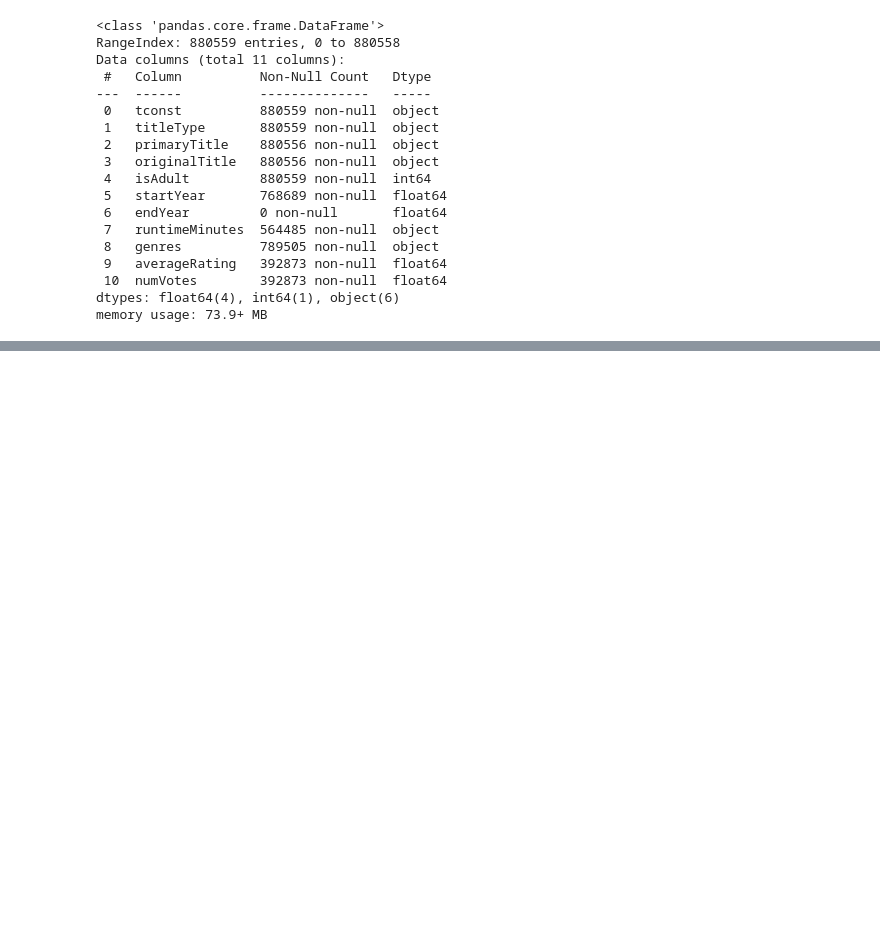
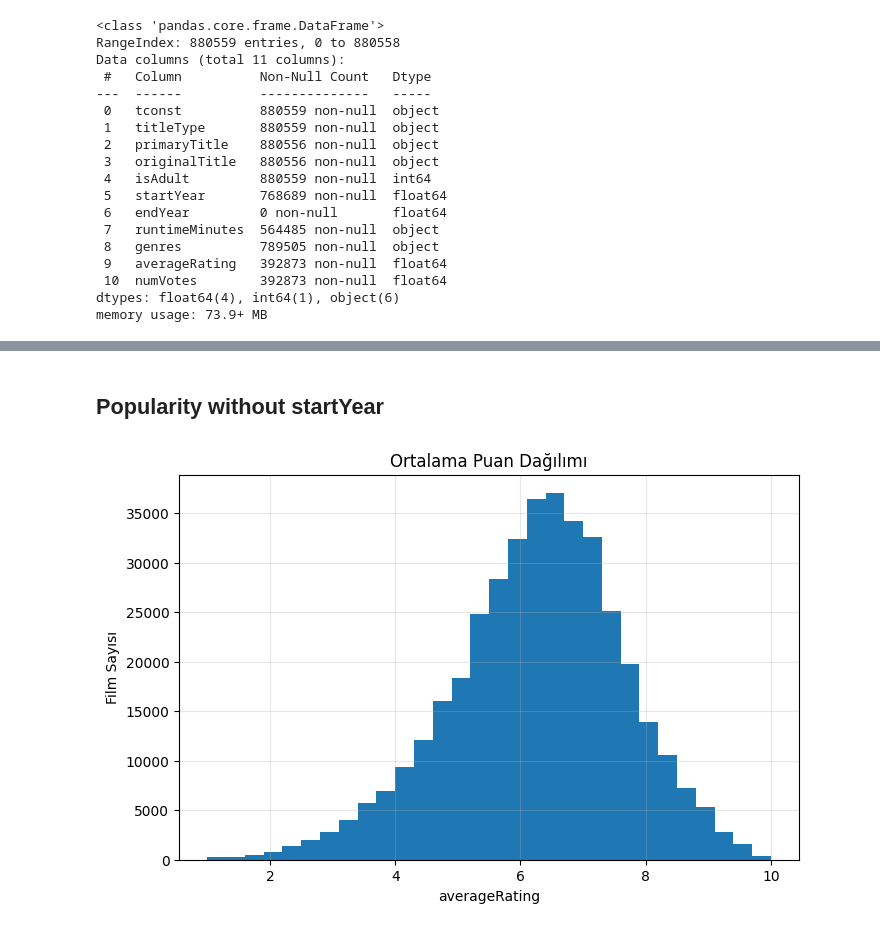
Before and after one commit to fsezgin/jellyfin-movie-recommender, a Jupyter notebook: notebooks/populariy-based.ipynb, the cells around one changed output, grey strips where cells are left out. Drawn from its saved outputs; the diff is of its cells as text; code cells hidden in the pictures; blank space fills up the shorter version.

```diff
--- a/notebooks/populariy-based.ipynb
+++ b/notebooks/populariy-based.ipynb
@@ -138,0 +114,6 @@ KeyError: 'averageRating'
+# %%
+movies_with_ratings = movies_with_ratings.drop(
+    movies_with_ratings[
+        (movies_with_ratings["averageRating"].isna()) & (movies_with_ratings["numVotes"].isna())
+    ].index
+)
@@ -138,0 +129,12 @@ KeyError: 'averageRating'
+# %% [markdown]
+## Popularity without startYear
+# %%
+plt.figure(figsize=(8,5))
+plt.hist(movies_with_ratings["averageRating"].dropna(), bins=30)
+plt.title("Ortalama Puan Dağılımı")
+plt.xlabel("averageRating")
+plt.ylabel("Film Sayısı")
+plt.grid(alpha=0.3)
+plt.show()
+# %% [output]
+[figure, added]
```
Also changed, not shown: parts of 26 cells of this notebook, 5 other files.
